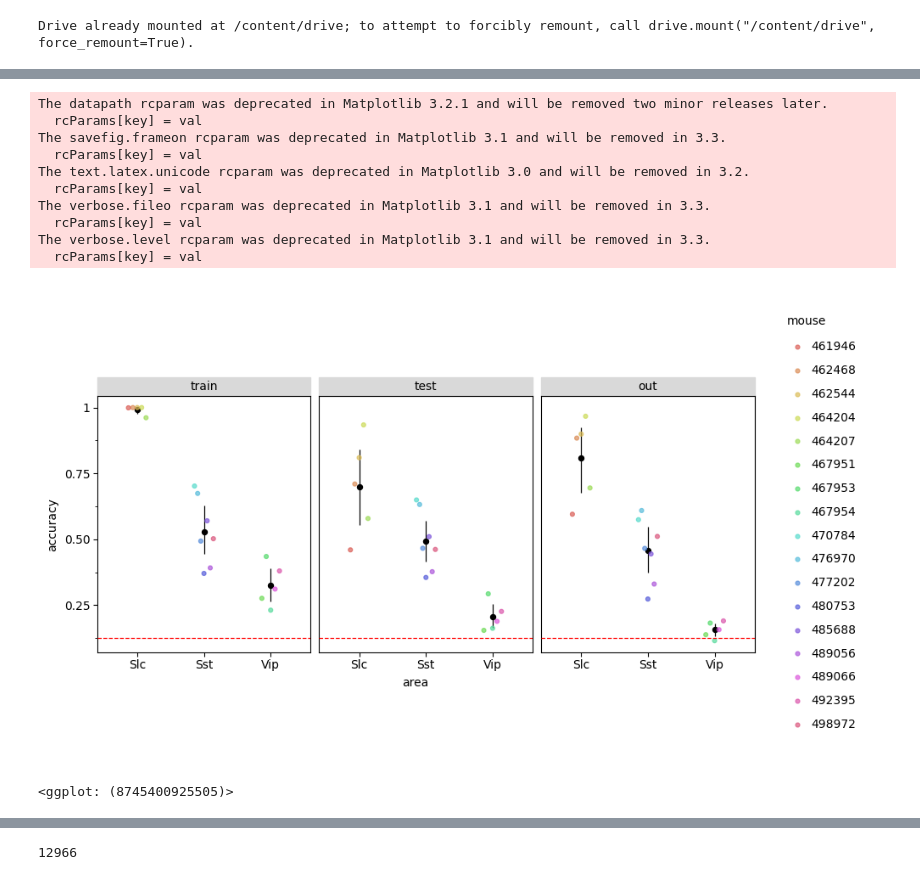
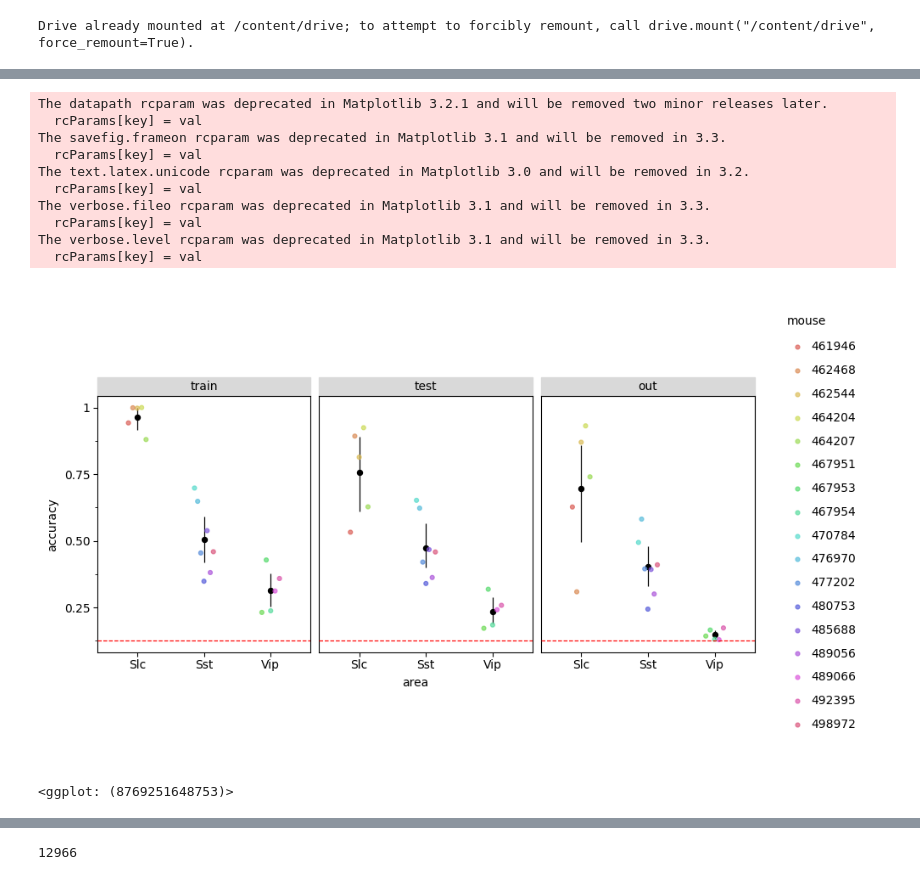
Before and after one commit to Akhilesh-K-Yadav/NMA-22-DL-Saltenas-Project, a Jupyter notebook: Saltenas2.ipynb, the cells around one changed output, grey strips where cells are left out. Drawn from its saved outputs; the diff is of its cells as text; code cells hidden in the pictures.

```diff
--- a/Saltenas2.ipynb
+++ b/Saltenas2.ipynb
@@ -131,8 +132,8 @@ def fit_one_mouse(area, mouse_id, n_train_epochs, method='MLP'):
   subset2 = np.where(np.logical_and.reduce([is_change, not_omitted, familiar]))
 
   # Prepare data
-  X, y, cell_subset = prepare_data(dff_bc, label_data, subset[0])
-  X_out, y_out, _ = prepare_data(dff_bc, label_data, subset2[0], cell_subset)
+  X, y, cell_subset = prepare_data(dff_stim, label_data, subset[0])
+  X_out, y_out, _ = prepare_data(dff_stim, label_data, subset2[0], cell_subset)
 
   # Create train/test split
   X_train, X_test, y_train, y_test = train_test_split(X, y, test_size=.1, stratify=y)
@@ -237,7 +238,7 @@ accuracy_data = []
 for area, mouse_ids in zip(['Slc','Sst','Vip'],[slc_mouse_id,sst_mouse_id,vip_mouse_id]):
   for mouse_id in mouse_ids:
     n_train_epochs = 500
-    mouse_acc_data = fit_one_mouse(area, mouse_id, n_train_epochs, method='SVM')
+    mouse_acc_data = fit_one_mouse(area, mouse_id, n_train_epochs) #, method='SVM')
     accuracy_data.append(mouse_acc_data)
 
 accuracy_data = pd.concat(accuracy_data)
@@ -264,26 +306,29 @@ Out score: 0.18
 # %%
-accuracy_data = accuracy_data.astype({'mouse':'category','data':'category','area':'category'})
-accuracy_data['data'] = pd.Categorical(accuracy_data['data'],categories=['train','test','out'])
+def accuracy_plot(accuracy_data):
+  accuracy_data = accuracy_data.astype({'mouse':'category','data':'category','area':'category'})
+  accuracy_data['data'] = pd.Categorical(accuracy_data['data'],categories=['train','test','out'])
 
-(p9.ggplot(accuracy_data, p9.aes('area','accuracy'))
-  + p9.scale_x_discrete()
-  + p9.facet_grid('. ~ data')
-  + p9.stat_summary()
-  + p9.geom_point(p9.aes(color='mouse'),position=p9.positions.position_dodge(width=0.33), alpha=0.7)
-  + p9.theme_matplotlib()
-  + p9.geom_hline(yintercept=0.125,color='red',linetype='dashed')
-  + p9.theme(figure_size=(10,4))
-  )
+  print(p9.ggplot(accuracy_data, p9.aes('area','accuracy'))
+    + p9.scale_x_discrete()
+    + p9.facet_grid('. ~ data')
+    + p9.stat_summary()
+    + p9.geom_point(p9.aes(color='mouse'),position=p9.positions.position_dodge(width=0.33), alpha=0.7)
+    + p9.theme_matplotlib()
+    + p9.geom_hline(yintercept=0.125,color='red',linetype='dashed')
+    + p9.theme(figure_size=(10,4))
+    )
-# %% [output]
-The datapath rcparam was deprecated in Matplotlib 3.2.1 and will be removed two minor releases later.
-  rcParams[key] = val
-The savefig.frameon rcparam was deprecated in Matplotlib 3.1 and will be removed in 3.3.
-  rcParams[key] = val
-The text.latex.unicode rcparam was deprecated in Matplotlib 3.0 and will be removed in 3.2.
-  rcParams[key] = val
-The verbose.fileo rcparam was deprecated in Matplotlib 3.1 and will be removed in 3.3.
-  rcParams[key] = val
-The verbose.level rcparam was deprecated in Matplotlib 3.1 and will be removed in 3.3.
-  rcParams[key] = val
-[figure, removed]
-<ggplot: (8745400925505)>
+# %%
+accuracy_plot(accuracy_data)
+# %% [output]
+The datapath rcparam was deprecated in Matplotlib 3.2.1 and will be removed two minor releases later.
+  rcParams[key] = val
+The savefig.frameon rcparam was deprecated in Matplotlib 3.1 and will be removed in 3.3.
+  rcParams[key] = val
+The text.latex.unicode rcparam was deprecated in Matplotlib 3.0 and will be removed in 3.2.
+  rcParams[key] = val
+The verbose.fileo rcparam was deprecated in Matplotlib 3.1 and will be removed in 3.3.
+  rcParams[key] = val
+The verbose.level rcparam was deprecated in Matplotlib 3.1 and will be removed in 3.3.
+  rcParams[key] = val
+[figure, added]
+<ggplot: (8769251648753)>
```
Also changed, not shown: parts of 8 cells of this notebook.
